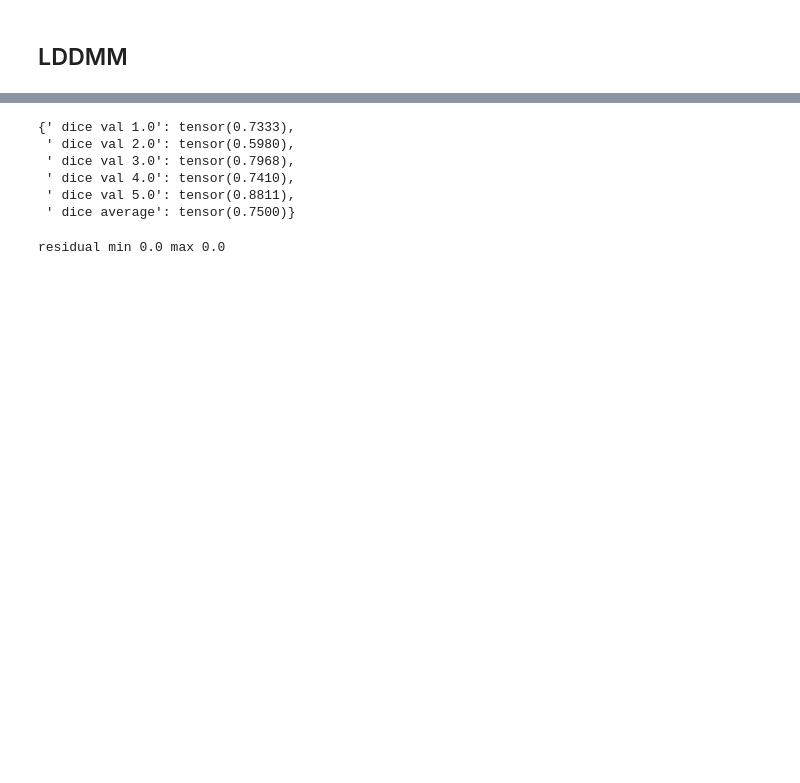
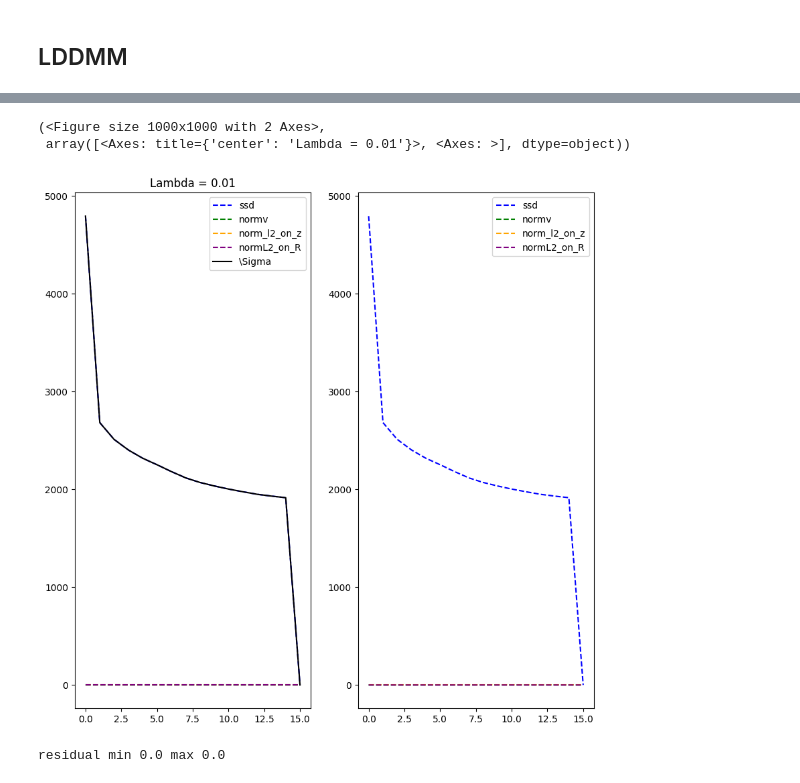
Before and after one commit to antonfrancois/Demeter_metamorphosis, a Jupyter notebook: examples/execute_ixi_template.ipynb, the cells around one changed output, grey strips where cells are left out. Drawn from its saved outputs; the diff is of its cells as text; code cells hidden in the pictures; blank space fills up the shorter version.

```diff
--- a/examples/execute_ixi_template.ipynb
+++ b/examples/execute_ixi_template.ipynb
@@ -519,12 +546,9 @@ residual min 0.0 max 0.0
 # %%
-tb.average_dice(mr.target_segmentation, mr.source_seg_deformed)
+mr.plot_cost()
 # %% [output]
-{' dice val 1.0': tensor(0.7333),
- ' dice val 2.0': tensor(0.5980),
- ' dice val 3.0': tensor(0.7968),
- ' dice val 4.0': tensor(0.7410),
- ' dice val 5.0': tensor(0.8811),
- ' dice average': tensor(0.7500)}
+(<Figure size 1000x1000 with 2 Axes>,
+ array([<Axes: title={'center': 'Lambda = 0.01'}>, <Axes: >], dtype=object))
+[figure, added]
 # %%
 
 src_rot = tb.imgDeform(mr.source, mr.mp.get_rigidor())
```
Also changed, not shown: parts of 8 cells of this notebook, 1 other file.
